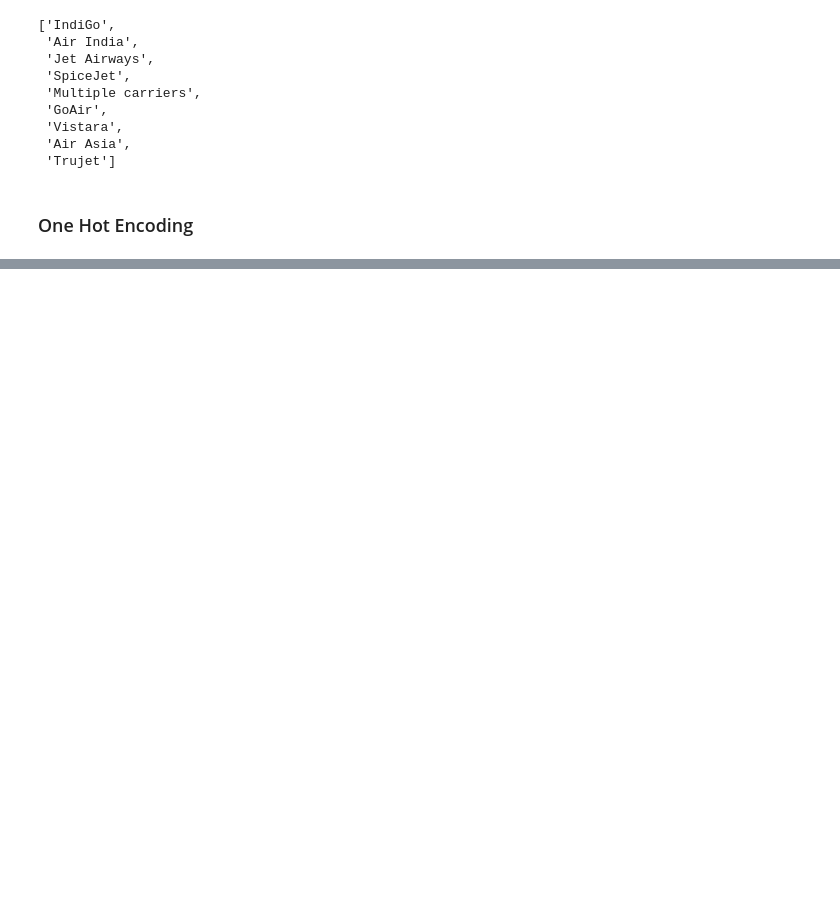
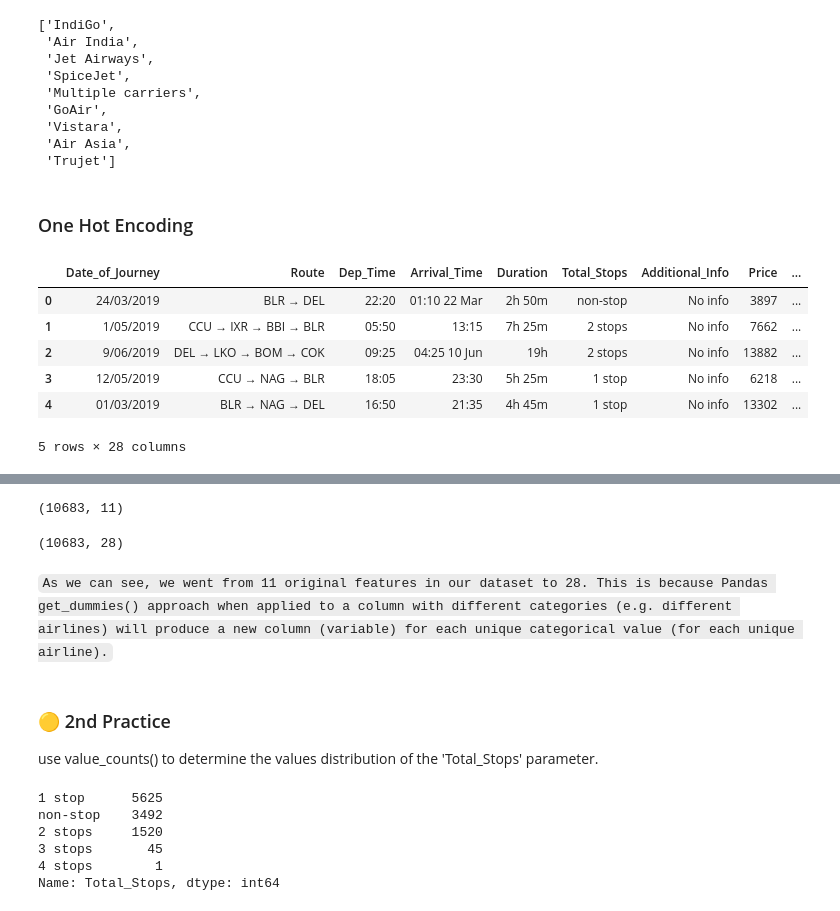
Before and after one commit to ifty54/End-End-EDA, a Jupyter notebook: 01_Feature_Engineering.ipynb, the cells around one changed output, grey strips where cells are left out. Drawn from its saved outputs; the diff is of its cells as text; code cells hidden in the pictures; blank space fills up the shorter version.

```diff
--- a/01_Feature_Engineering.ipynb
+++ b/01_Feature_Engineering.ipynb
@@ -211,3 +211,15 @@ data['Airline'].unique().tolist()
  'Trujet']
 # %% [markdown]
 ### One Hot Encoding
+# %%
+data1 = pd.get_dummies(data=data, columns = ['Airline', 'Source', 'Destination'])
+# %%
+data1.head()
+# %% [output]
+|  | Date_of_Journey | Route | Dep_Time | Arrival_Time | Duration | Total_Stops | Additional_Info | Price | ... |
+| 0 | 24/03/2019 | BLR → DEL | 22:20 | 01:10 22 Mar | 2h 50m | non-stop | No info | 3897 | ... |
+| 1 | 1/05/2019 | CCU → IXR → BBI → BLR | 05:50 | 13:15 | 7h 25m | 2 stops | No info | 7662 | ... |
+| 2 | 9/06/2019 | DEL → LKO → BOM → COK | 09:25 | 04:25 10 Jun | 19h | 2 stops | No info | 13882 | ... |
+| 3 | 12/05/2019 | CCU → NAG → BLR | 18:05 | 23:30 | 5h 25m | 1 stop | No info | 6218 | ... |
+| 4 | 01/03/2019 | BLR → NAG → DEL | 16:50 | 21:35 | 4h 45m | 1 stop | No info | 13302 | ... |
+5 rows × 28 columns
@@ -213,0 +227,22 @@ data['Airline'].unique().tolist()
+# %%
+data.shape
+# %% [output]
+(10683, 11)
+# %%
+data1.shape
+# %% [output]
+(10683, 28)
+# %% [markdown]
+`As we can see, we went from 11 original features in our dataset to 28. This is because Pandas get_dummies() approach when applied to a column with different categories (e.g. different airlines) will produce a new column (variable) for each unique categorical value (for each unique airline).`
+# %% [markdown]
+### 🟡 2nd Practice
+use value_counts() to determine the values distribution of the 'Total_Stops' parameter.
+# %%
+data["Total_Stops"].value_counts()
+# %% [output]
+1 stop      5625
+non-stop    3492
+2 stops     1520
+3 stops       45
+4 stops        1
+Name: Total_Stops, dtype: int64
```
Also changed, not shown: parts of 11 cells of this notebook.
